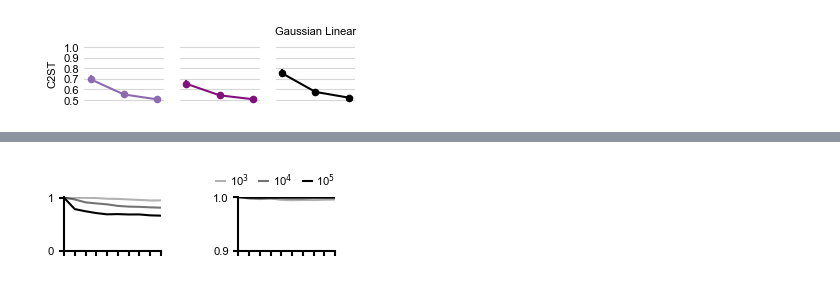
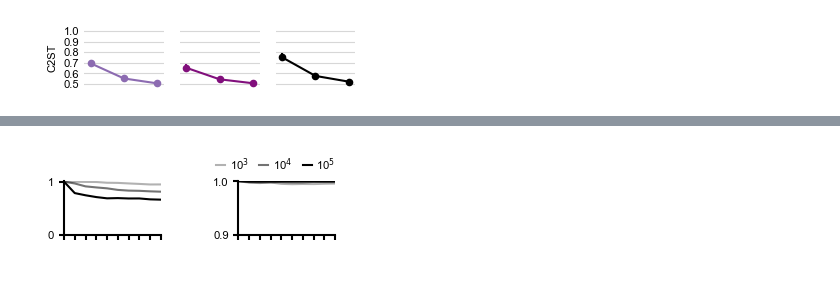
Before and after one commit to tsnpe/paper, a Jupyter notebook: fig4/notebooks/01_gen_data.ipynb, the cells around one changed output, grey strips where cells are left out. Drawn from its saved outputs; the diff is of its cells as text; code cells hidden in the pictures.

```diff
--- a/fig4/notebooks/01_gen_data.ipynb
+++ b/fig4/notebooks/01_gen_data.ipynb
@@ -24,10 +27,10 @@ all_results = pd.concat([df, npe_results, snpe_results])
 # %%
 results_subset = all_results.query("task == 'gaussian_linear'")
 with mpl.rc_context(fname="../../.matplotlibrc"):
-    fig = fig_metric_mpl(results_subset, metric="C2ST", task_name="Gaussian Linear", title=True, xlabel=False)
+    fig = fig_metric_mpl(results_subset, metric="C2ST", task_name="Gaussian Linear", title=False, xlabel=False)
     plt.savefig("../svg/panel_a.svg", transparent=True)
 # %% [output]
-[figure, old version]
+[figure, new version]
 # %%
 results_subset = all_results.query("task == 'slcp'")
 with mpl.rc_context(fname="../../.matplotlibrc"):
```
Also changed, not shown: parts of 7 cells of this notebook, 29 other files.
